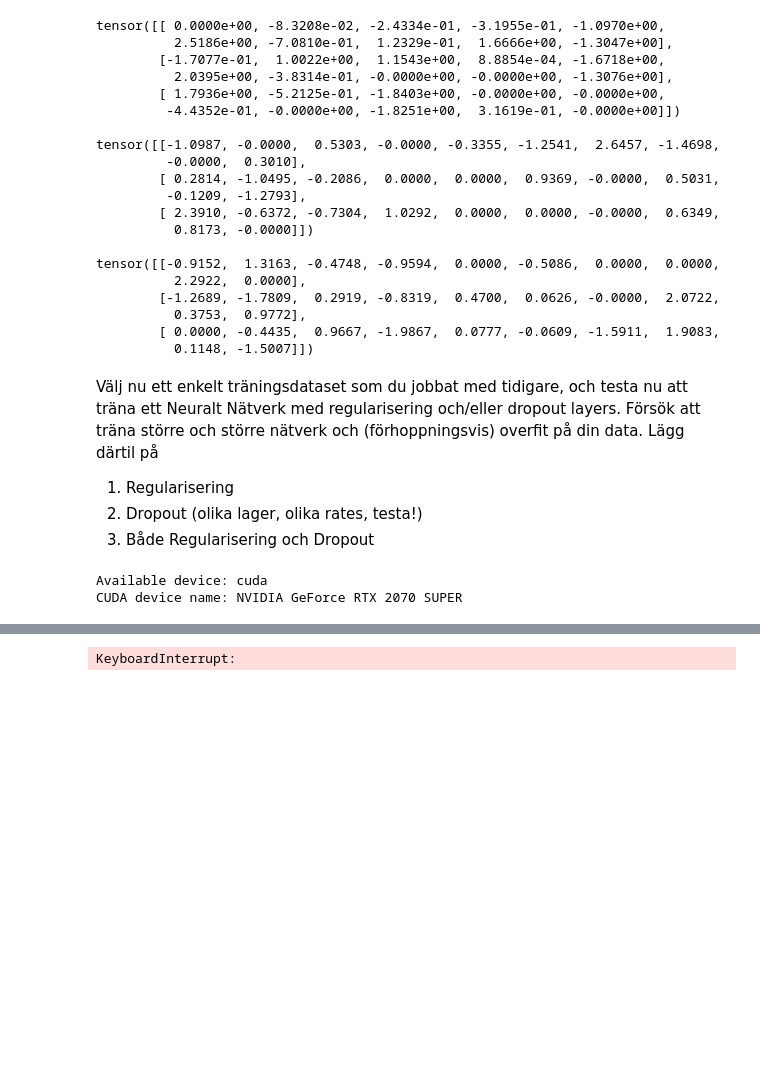
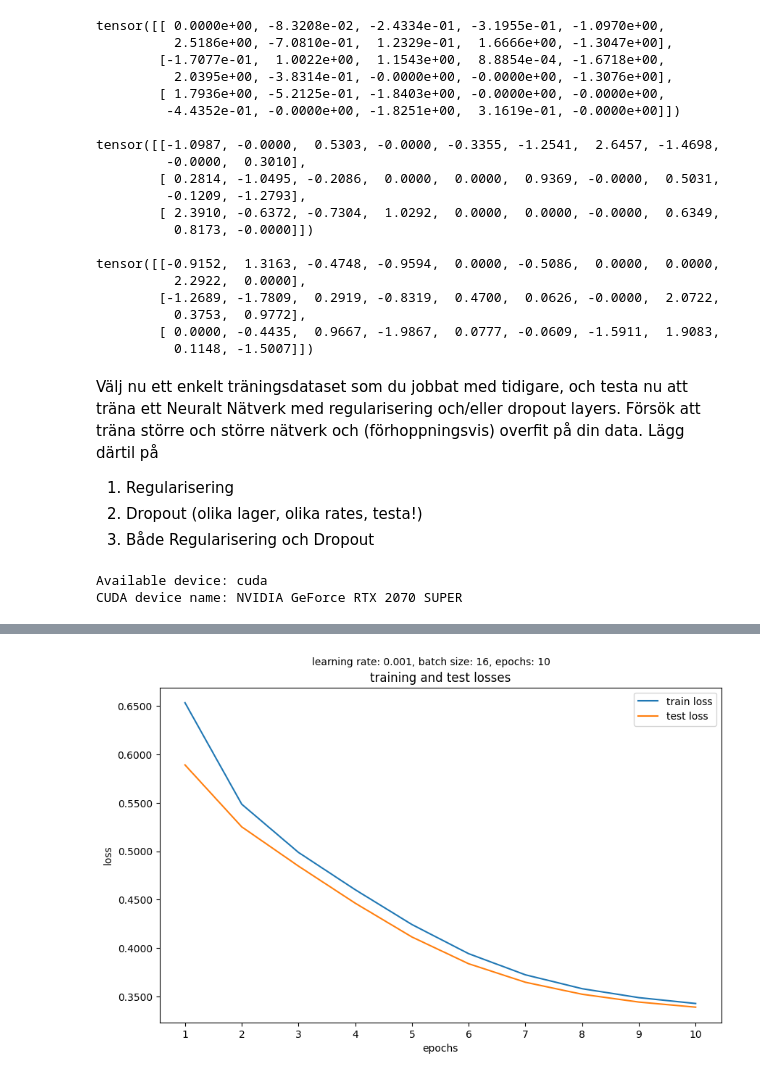
Before and after one commit to FutureGoose/OctaCycleCNN, a Jupyter notebook: exercises/w3/regularization_dropout.ipynb, the cells around one changed output, grey strips where cells are left out. Drawn from its saved outputs; the diff is of its cells as text; code cells hidden in the pictures; blank space fills up the shorter version.

```diff
--- a/exercises/w3/regularization_dropout.ipynb
+++ b/exercises/w3/regularization_dropout.ipynb
@@ -148,6 +148,7 @@ from matplotlib import pyplot as plt
 import matplotlib.ticker as ticker
 import warnings
 from torch.optim.lr_scheduler import StepLR
+import seaborn as sns
 warnings.filterwarnings('ignore')
 
 class ModelTrainer:
@@ -294,6 +295,11 @@ class ModelTrainer:
         plt.xlabel('epochs')
         plt.ylabel('loss')
         plt.title('training and test losses')
+
+        plt.suptitle(f'learning rate: {self.learning_rate}, '
+                    f'batch size: {self.batch_size}, '
+                    f'epochs: {end_epoch - start_epoch + 1}', fontsize=10, y=0.95)
+
         plt.legend()
 
         # set y-axis to standard decimal notation
@@ -305,6 +311,7 @@ class ModelTrainer:
         plt.xticks(list(epochs)[::step])
 
         plt.grid(False)
+        sns.despine()
         plt.show()
 # %%
 # Simple Pyramid structure, gradually decrease width
@@ -331,13 +338,13 @@ trainer = ModelTrainer(
     device=device,
     batch_size=16,
     learning_rate=0.001,
-    verbose=True
+    verbose=False
 )
 
 # train model
 trained_model = trainer.train(
     training_set=training_set,
     test_set=test_set,
-    num_epochs=200
+    num_epochs=10
 )
 # %% [output]
@@ -361 +361 @@ train epoch: 12 [25600/29304 (87%)]     loss: 0.509177
-KeyboardInterrupt:
+[figure, added]
```
Also changed, not shown: parts of 1 cell of this notebook.
